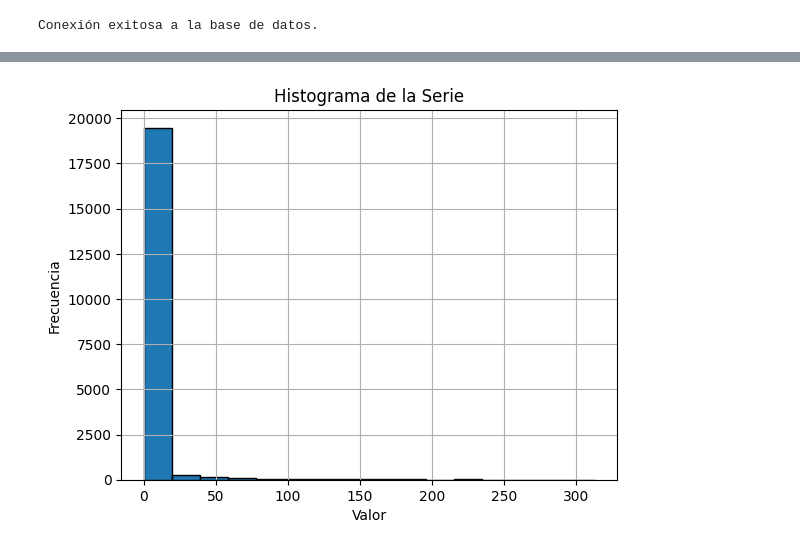
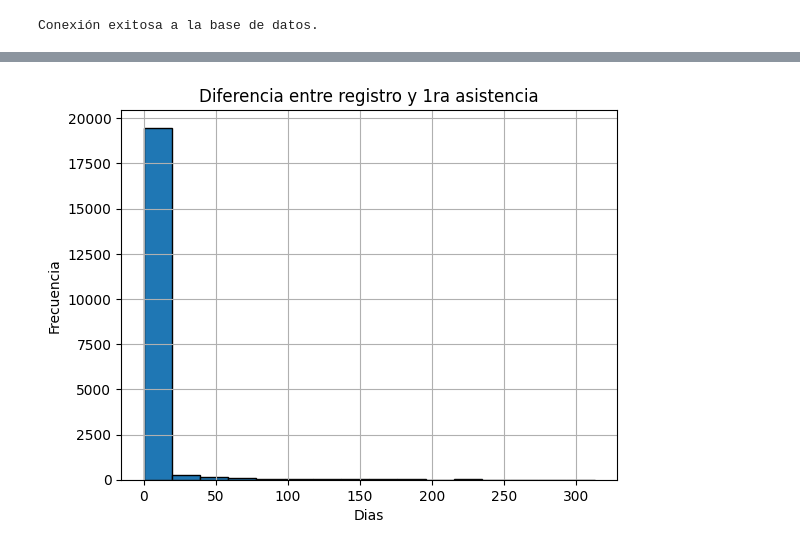
Before and after one commit to PyAngel/Free-to-Paid-Conversion-Rate-Study, a Jupyter notebook: estudio_base.ipynb, the cells around one changed output, grey strips where cells are left out. Cells and saved outputs as stored; diff of their text form; code cells hidden in the pictures.

```diff
--- a/estudio_base.ipynb
+++ b/estudio_base.ipynb
@@ -57,11 +110,8 @@ Name: date_diff_reg_watch, dtype: float64
 # %%
 df.date_diff_reg_watch.hist(bins = 16, edgecolor = 'black') #aplicamos la regla de sturges para calcular un numero optimo de clases para la cantidad de datos que tenemos
-# Configurar etiquetas y título
-plt.xlabel('Valor')
+plt.xlabel('Dias')
 plt.ylabel('Frecuencia')
-plt.title('Histograma de la Serie')
-
-# Mostrar el histograma
+plt.title('Diferencia entre registro y 1ra asistencia')
 plt.show()
 # %% [output]
-[figure, old version]
+[figure, new version]
```
Also changed, not shown: parts of 16 cells of this notebook.
